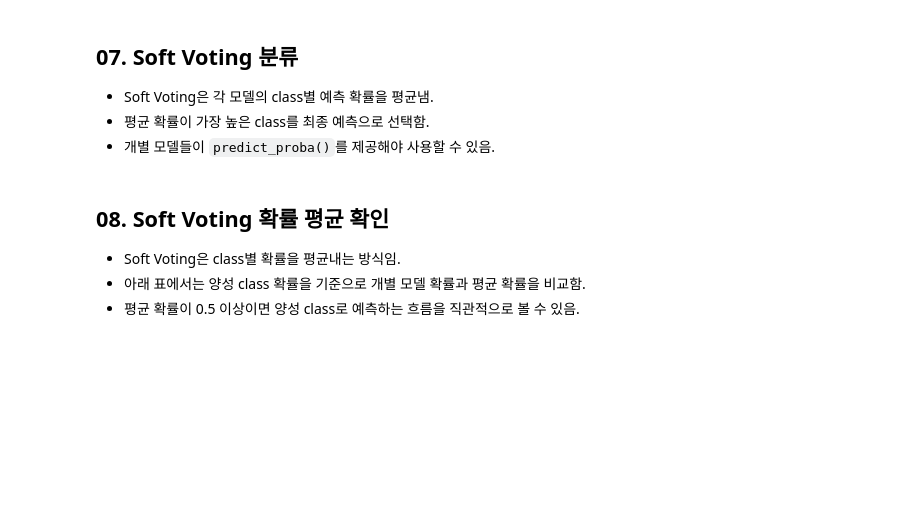
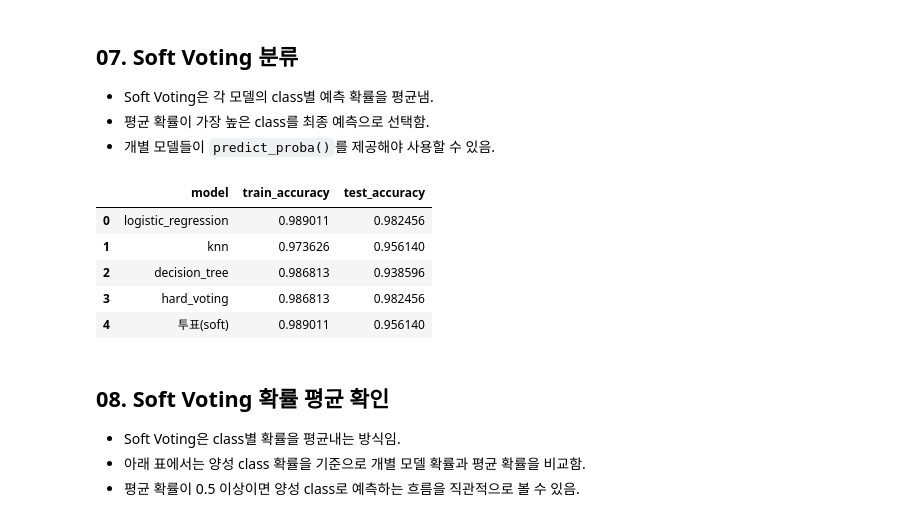
Before and after one commit to RabbitTasteDog-PRO/06_machine_learning, a Jupyter notebook: 05_ensemble/01_ensemble_voting.ipynb, the cells around one changed output. Drawn from its saved outputs; the diff is of its cells as text; code cells hidden in the pictures; blank space fills up the shorter version.

```diff
--- a/05_ensemble/01_ensemble_voting.ipynb
+++ b/05_ensemble/01_ensemble_voting.ipynb
@@ -166,6 +295,39 @@ target 이름: ['malignant' 'benign']
 - Soft Voting은 각 모델의 class별 예측 확률을 평균냄.
 - 평균 확률이 가장 높은 class를 최종 예측으로 선택함.
 - 개별 모델들이 `predict_proba()`를 제공해야 사용할 수 있음.
+# %%
+soft_voting_clf = VotingClassifier(
+    estimators=[
+        ('lr', LogisticRegression(max_iter=5000, random_state=42)),
+        ('knn', KNeighborsClassifier(n_neighbors=5)),
+        ('dt', DecisionTreeClassifier(max_depth=4, random_state=42))
+    ],
+    voting='soft'
+    # class(정답) 1의 확률이 각 모델별로 [0.4, 0.3, 0.2] 이면 여균 0.3
+    # class(정답) 1의 확률이 각 모델별로 [0.6, 0.7, 0.8] 이면 여균 0.7
+)
+
+# 학습
+soft_voting_clf.fit(voting_X_train_scaled, voting_y_train)
+
+soft_results = hard_results_df.copy()
+
+soft_results_df = pd.concat(
+    [soft_results,
+     pd.DataFrame([{
+         'model': '투표(soft)',
+         'train_accuracy': soft_voting_clf.score(voting_X_train_scaled, voting_y_train),
+         'test_accuracy': soft_voting_clf.score(voting_X_test_scaled, voting_y_test)
+     }])], ignore_index=True)
+display(soft_results_df)
+# hard/soft 결과를 비교해서 더 정확도가 높은 voting 방식 선택
+# %% [output]
+|  | model | train_accuracy | test_accuracy |
+| 0 | logistic_regression | 0.989011 | 0.982456 |
+| 1 | knn | 0.973626 | 0.956140 |
+| 2 | decision_tree | 0.986813 | 0.938596 |
+| 3 | hard_voting | 0.986813 | 0.982456 |
+| 4 | 투표(soft) | 0.989011 | 0.956140 |
 # %% [markdown]
 ## 08. Soft Voting 확률 평균 확인
 
```
Also changed, not shown: parts of 8 cells of this notebook.
